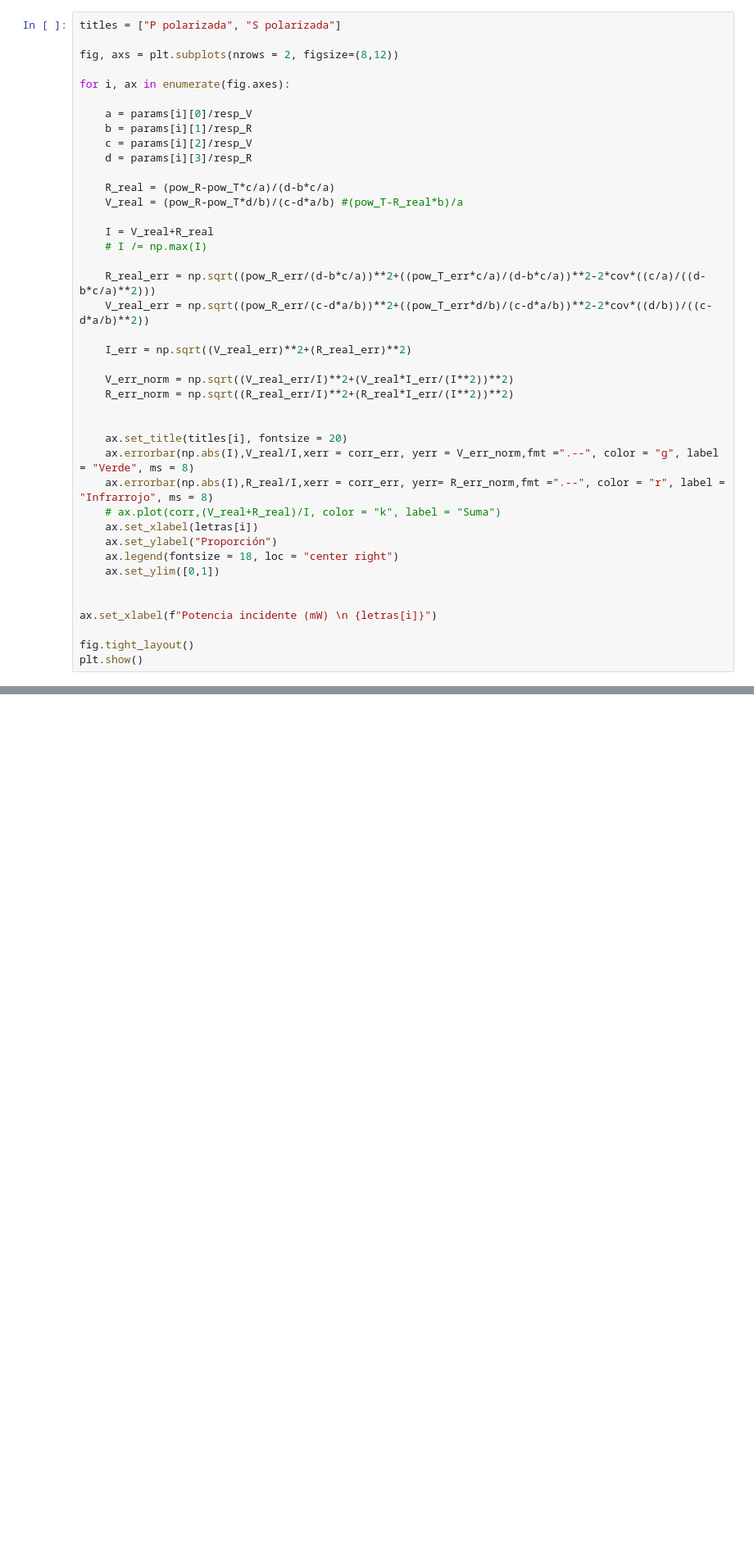
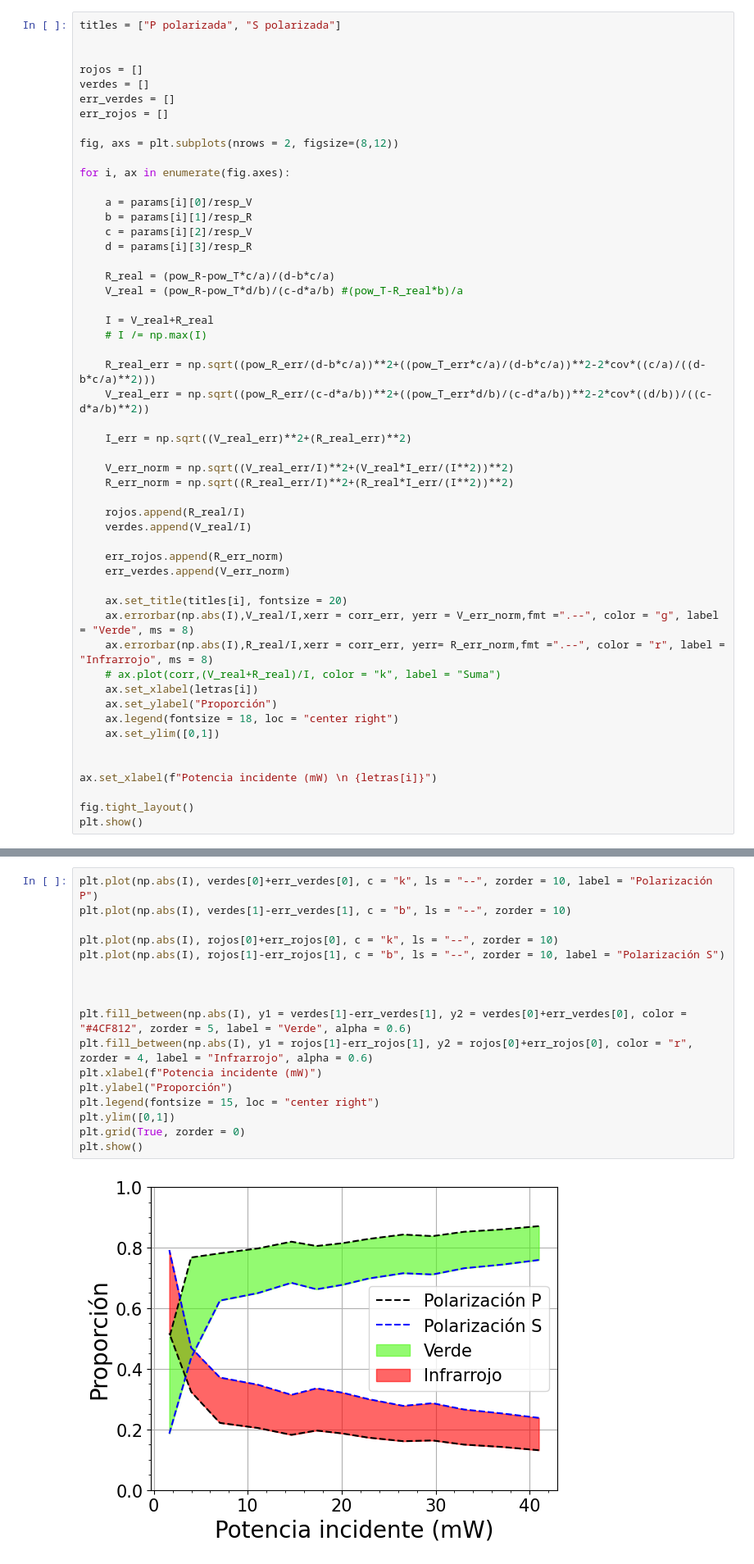
Before and after one commit to DelManuel/Magnetometro-optico, a Jupyter notebook: códigos/analisis_pow_laser.ipynb, the cells around one changed output, grey strips where cells are left out. Shown at 82% size. Cells and saved outputs as stored; diff of their text form; blank space fills up the shorter version.

Commit message:
ultimos cambios de las imágenes
calculamos el barrido en proyecciones de polarización para calcular las proporciones del láser

Co-Authored-By: nicofis <86731794+nicofis@users.noreply.github.com>

```diff
--- a/códigos/analisis_pow_laser.ipynb
+++ b/códigos/analisis_pow_laser.ipynb
@@ -344,6 +344,12 @@ plt.show()
 params = [[2.436381032/100, 82.0684772/100, 97.64165045/100,18.160778/100], [0.08934379369/100, 53.24912643/100, 99.93070068/100, 45.72635098/100]]
 # %%
 titles = ["P polarizada", "S polarizada"]
+
+
+rojos = []
+verdes = []
+err_verdes = []
+err_rojos = []
 
 fig, axs = plt.subplots(nrows = 2, figsize=(8,12))
 
@@ -368,6 +374,11 @@ for i, ax in enumerate(fig.axes):
     V_err_norm = np.sqrt((V_real_err/I)**2+(V_real*I_err/(I**2))**2)
     R_err_norm = np.sqrt((R_real_err/I)**2+(R_real*I_err/(I**2))**2)
 
+    rojos.append(R_real/I)
+    verdes.append(V_real/I)
+
+    err_rojos.append(R_err_norm)
+    err_verdes.append(V_err_norm)
 
     ax.set_title(titles[i], fontsize = 20)
     ax.errorbar(np.abs(I),V_real/I,xerr = corr_err, yerr = V_err_norm,fmt =".--", color = "g", label = "Verde", ms = 8)
@@ -385,6 +396,25 @@ fig.tight_layout()
 plt.show()
 # %% [output]
 [figure]
+# %%
+plt.plot(np.abs(I), verdes[0]+err_verdes[0], c = "k", ls = "--", zorder = 10, label = "Polarización P")
+plt.plot(np.abs(I), verdes[1]-err_verdes[1], c = "b", ls = "--", zorder = 10)
+
+plt.plot(np.abs(I), rojos[0]+err_rojos[0], c = "k", ls = "--", zorder = 10)
+plt.plot(np.abs(I), rojos[1]-err_rojos[1], c = "b", ls = "--", zorder = 10, label = "Polarización S")
+
+
+
+plt.fill_between(np.abs(I), y1 = verdes[1]-err_verdes[1], y2 = verdes[0]+err_verdes[0], color = "#4CF812", zorder = 5, label = "Verde", alpha = 0.6)
+plt.fill_between(np.abs(I), y1 = rojos[1]-err_rojos[1], y2 = rojos[0]+err_rojos[0], color = "r", zorder = 4, label = "Infrarrojo", alpha = 0.6)
+plt.xlabel(f"Potencia incidente (mW)")
+plt.ylabel("Proporción")
+plt.legend(fontsize = 15, loc = "center right")
+plt.ylim([0,1])
+plt.grid(True, zorder = 0)
+plt.show()
+# %% [output]
+[figure, added]
 # %% [markdown]
 # Figura individual
 # %%
```
Also changed, not shown: parts of 3 cells of this notebook, 4 other files.
